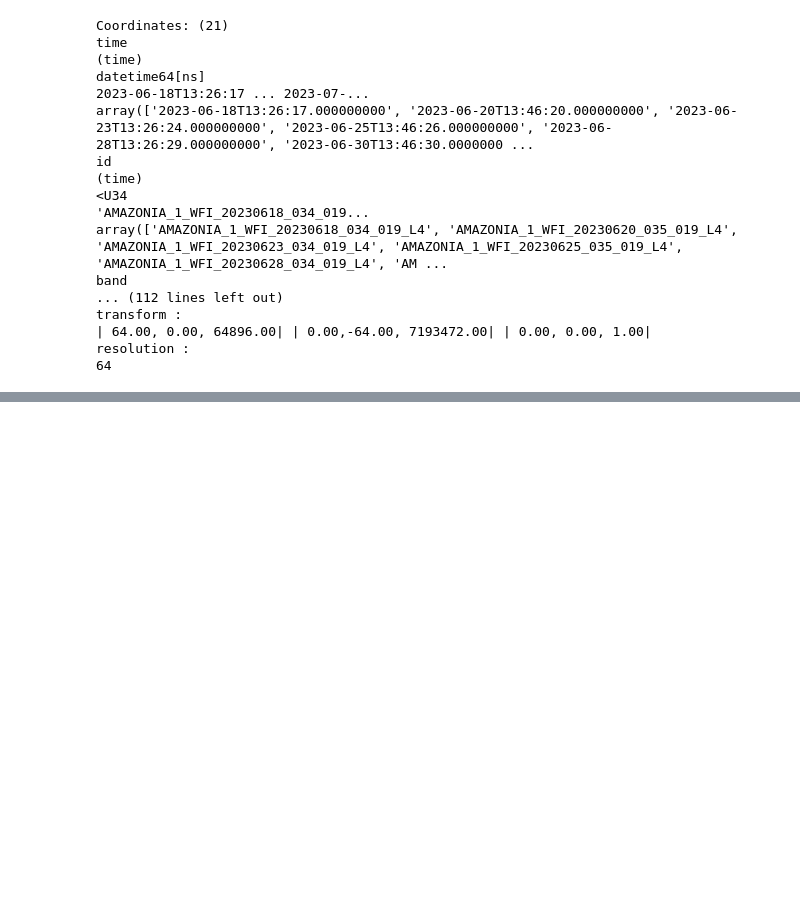
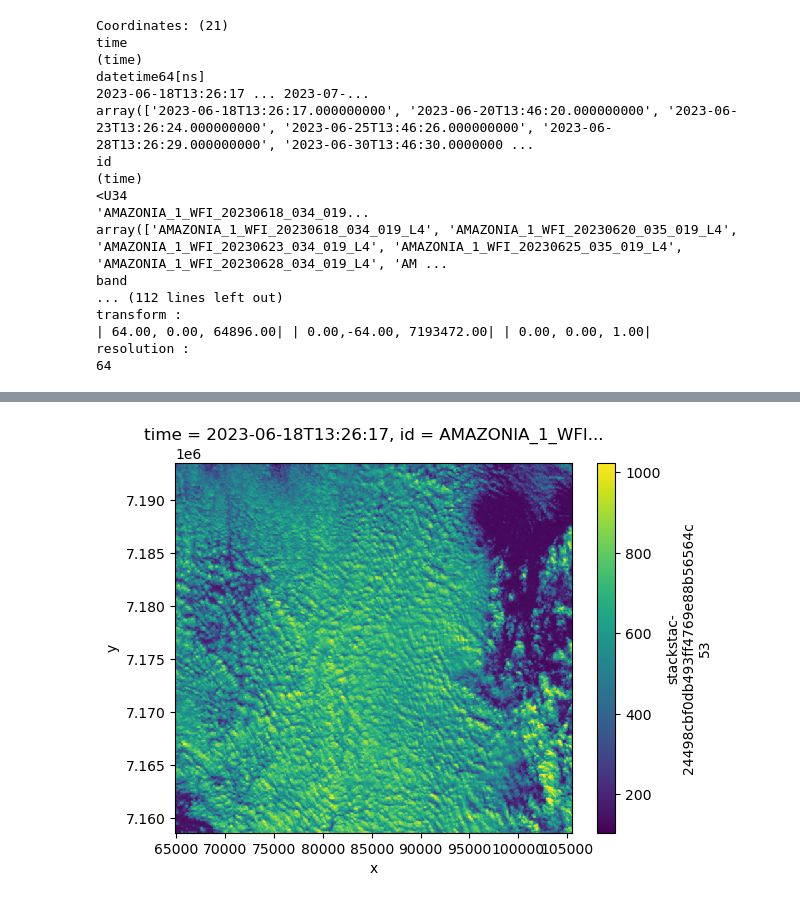
Before and after one commit to developmentseed/asdi-examples, a Jupyter notebook: amazonia-1/amazonia-1-stac-example.ipynb, the cells around one changed output, grey strips where cells are left out. Saved outputs shown, nothing was run; the diff lists cells and outputs as text; code cells hidden in the pictures; blank space fills up the shorter version.

Commit message:
feat: plotting data, TODO true and false color RGB

```diff
--- a/amazonia-1/amazonia-1-stac-example.ipynb
+++ b/amazonia-1/amazonia-1-stac-example.ipynb
@@ -158,0 +180,7 @@ source_items[3].properties
+# %%
+# Plot a single band
+import rasterio
+with rasterio.Env(AWS_NO_SIGN_REQUEST=True):
+    stack.sel(time="2023-06-18T13:26:17.000000000", band='B1').plot()
+# %% [output]
+[figure, added]
```
Also changed, not shown: parts of 7 cells of this notebook.
